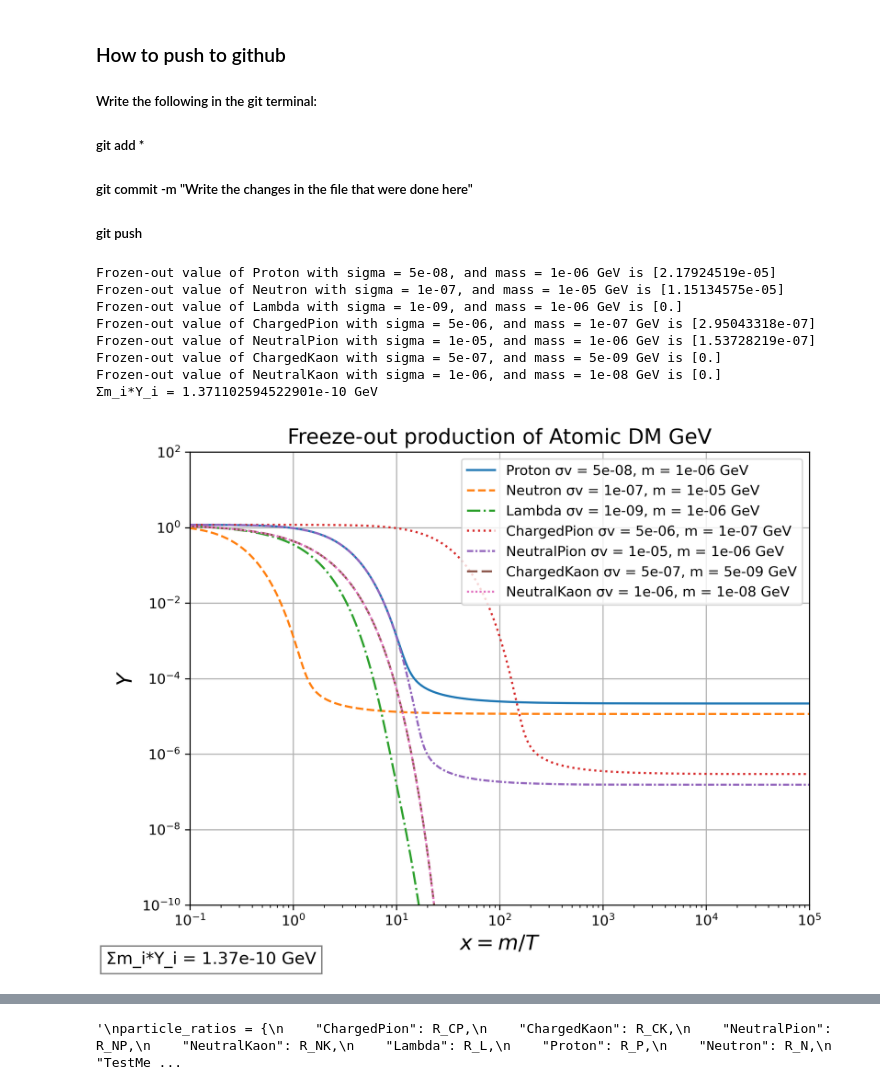
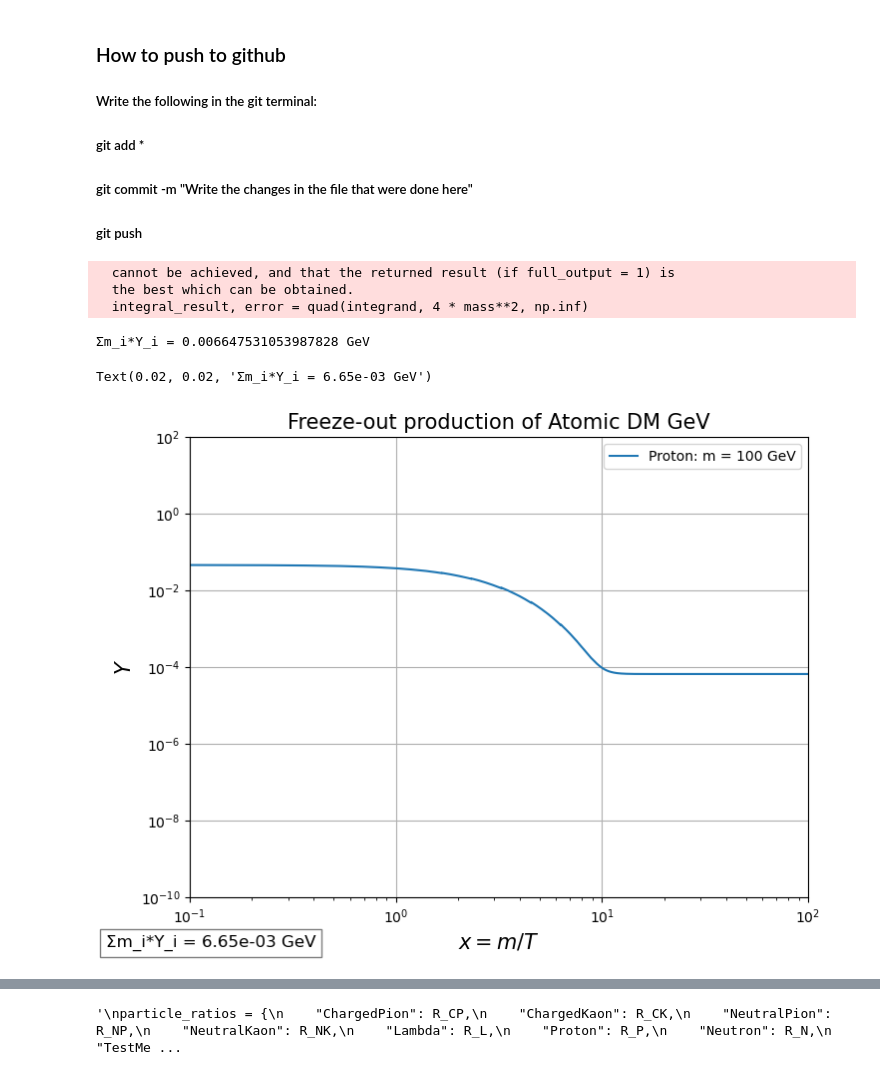
Before and after one commit to IgalPress/Thesis, a Jupyter notebook: FreezeOutCode.ipynb, the cells around one changed output, grey strips where cells are left out. Cells and saved outputs as stored; diff of their text form; code cells hidden in the pictures.

```diff
--- a/FreezeOutCode.ipynb
+++ b/FreezeOutCode.ipynb
@@ -24,7 +24,7 @@ particle_mass = {
     'Neutron': 1e-5,
     'Lambda': 1e-6,
     'ChargedPion': 1e-7,
-    'NeutralPion': 1e-6,
+    'NeutralPion': 10,
     'ChargedKaon': 0.5e-8,
     'NeutralKaon': 1e-8,
 }
@@ -58,62 +58,68 @@ linestyles = {
 %run FreezeOutFunctions.ipynb
 #%run CrossSectionFunctions.ipynb
 
-particles = ["Proton", "Neutron", "Lambda", "ChargedPion", "NeutralPion", "ChargedKaon", "NeutralKaon"]
+particle_mass = {
+    'Proton': 100,
+    'NeutralPion': 1,
+}
+
+particle_coupling_constants = {
+    'NeutralPion': 1e-1,
+}
+
+particles = ['Proton']#["Proton", "Neutron", "Lambda", "ChargedPion", "NeutralPion", "ChargedKaon", "NeutralKaon"]
+
+xmax = 1e2
+
 #plt.rcParams['figure.dpi'] = 300
 plt.figure(figsize=(8, 6))
 
-x=np.logspace(np.log10(0.1),np.log10(1e8),10000)
-#xx=np.logspace(np.log10(0.1),np.log10(1000),10000)
-#plt.loglog(xx,Y_EQ(xx, 'TestMeson'),'c',label=r'$Y_{\rm eq}$')
+x=np.logspace(np.log10(0.1),np.log10(xmax),10000)
 
 FreezeOutNumber = np.array([])
 masses = np.array([])
 
 for particle in particles:
-    cross_section = particle_cross_sections.get(particle,1)
+    #cross_section = particle_cross_sections.get(particle,1)
     mass = particle_mass.get(particle,1)
 
-    k=fk(particle)
     Y=integrate.odeint(dYdx,Y_EQ(x[0], particle), x, args=(particle,))
     Decay_rate = AvgDecayRate(x)
     Y_New = Y.reshape(1,-1)
 
     if particle in ("Lambda", "NeutralKaon", "ChargedKaon"):
         Y_Decayed = np.multiply(Y_New,Decay_rate)
         Y_Decayed_New = Y_Decayed.reshape(-1,1)
         FreezeOutNumber = np.append(FreezeOutNumber,Y_Decayed_New[-1])
-        print(f'Frozen-out value of {particle} with sigma = {cross_section}, and mass = {mass} GeV is {Y_Decayed_New[-1]}')
+        #print(f'Frozen-out value of {particle} with sigma = {cross_section}, and mass = {mass} GeV is {Y_Decayed_New[-1]}')
         plt.loglog(x, Y_Decayed_New, label=f'{particle} σv = {cross_section}, m = {mass} GeV', linestyle=linestyles.get(particle, "-"))
 
     else:
-        plt.loglog(x, Y, label=f'{particle} σv = {cross_section}, m = {mass} GeV', linestyle=linestyles.get(particle, "-"))
+        plt.loglog(x, Y, label=f'{particle}: m = {mass} GeV', linestyle=linestyles.get(particle, "-"))
         FreezeOutNumber = np.append(FreezeOutNumber,Y[-1])
 
-        print(f'Frozen-out value of {particle} with sigma = {cross_section}, and mass = {mass} GeV is {Y[-1]}')
+        #print(f'Frozen-out value of {particle} with sigma = {cross_section}, and mass = {mass} GeV is {Y[-1]}')
 
     masses = np.append(masses, mass)
 
 #print('Frozen-out values: ', FreezeOutNumber)
 #print(f'Particle masses: {masses}')
 #print('mult', np.multiply(masses,FreezeOutNumber))
 print(f'Σm_i*Y_i = {np.sum(np.multiply(masses,FreezeOutNumber))} GeV')
 
 plt.ylim(1e-10,1e2)
-plt.xlim(1e-1,1e5)
+plt.xlim(1e-1,xmax)
 plt.xlabel('$x = m/T$', size= 15)
 plt.ylabel('$Y$', size= 15)
 plt.title('Freeze-out production of Atomic DM GeV', size= 15)
 plt.legend()
 plt.grid()
 plt.gcf().text(0.02, 0.02, f"Σm_i*Y_i = {format(np.sum(np.multiply(masses, FreezeOutNumber)), '.2e')} GeV", fontsize=12, ha='left', va='bottom', bbox=dict(facecolor='white', alpha=0.5))
-plt.savefig('Particles.png', facecolor = 'w')
+#plt.savefig('Particles.png', facecolor = 'w')
 # %% [output]
-Frozen-out value of Proton with sigma = 5e-08, and mass = 1e-06 GeV is [2.17924519e-05]
-Frozen-out value of Neutron with sigma = 1e-07, and mass = 1e-05 GeV is [1.15134575e-05]
-Frozen-out value of Lambda with sigma = 1e-09, and mass = 1e-06 GeV is [0.]
-Frozen-out value of ChargedPion with sigma = 5e-06, and mass = 1e-07 GeV is [2.95043318e-07]
-Frozen-out value of NeutralPion with sigma = 1e-05, and mass = 1e-06 GeV is [1.53728219e-07]
-Frozen-out value of ChargedKaon with sigma = 5e-07, and mass = 5e-09 GeV is [0.]
-Frozen-out value of NeutralKaon with sigma = 1e-06, and mass = 1e-08 GeV is [0.]
-Σm_i*Y_i = 1.371102594522901e-10 GeV
+  cannot be achieved, and that the returned result (if full_output = 1) is
+  the best which can be obtained.
+  integral_result, error = quad(integrand, 4 * mass**2, np.inf)
+Σm_i*Y_i = 0.006647531053987828 GeV
+Text(0.02, 0.02, 'Σm_i*Y_i = 6.65e-03 GeV')
-[figure, old version]
+[figure, new version]
```
Also changed, not shown: parts of 5 cells of this notebook, 5 other files.
